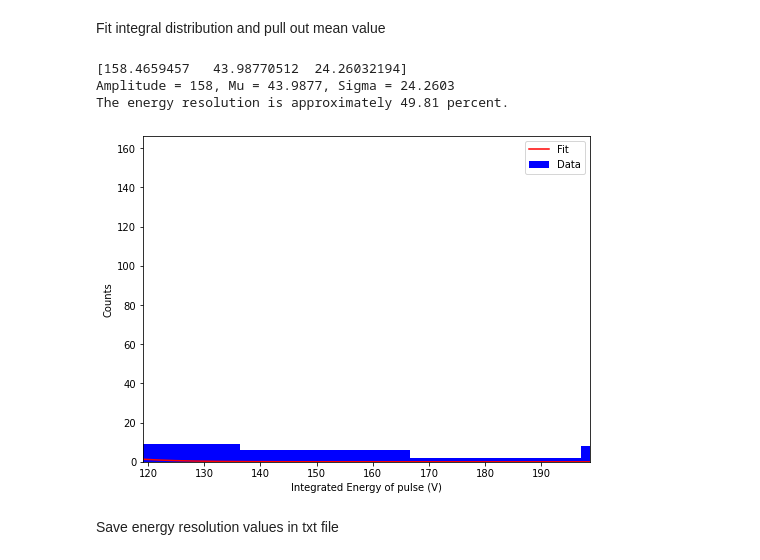
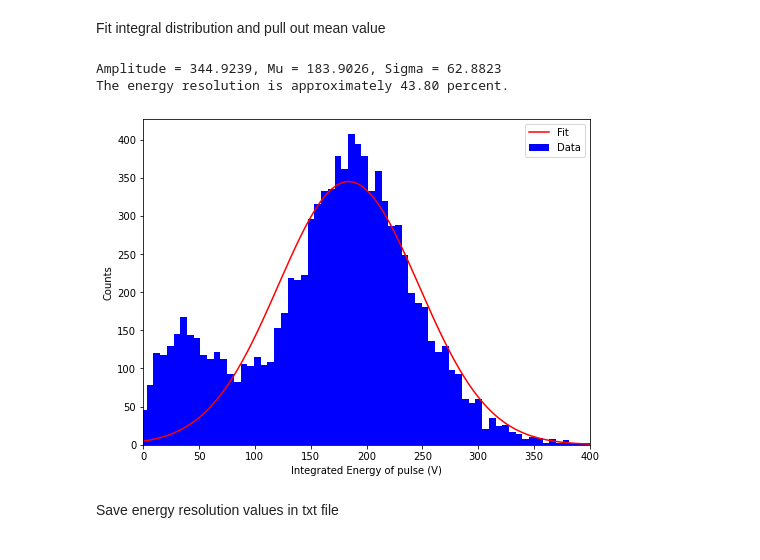
Before and after one commit to AstroPix/analogCollection_scope, a Jupyter notebook: energyResolution.ipynb, the cells around one changed output. Cells and saved outputs as stored; diff of their text form; code cells hidden in the pictures.

Commit message:
correctly define number of traces

```diff
--- a/energyResolution.ipynb
+++ b/energyResolution.ipynb
@@ -20,7 +19,7 @@ dsName='run1'
 # %% [markdown]
 Boolean run options
 # %%
-savePlots=False
+savePlots=True
 # %%
 f = h5py.File(path+outName+'.h5py', 'a')
 # %% [markdown]
@@ -34,7 +33,6 @@ list(f.keys())
 # %%
 plot_array = f[dsName] # insert desired data set name here
 time_axis = np.array(f[dsName+"_t"])
-traces=len(plot_array)
 # %% [markdown]
 ### Plot 10% of all traces to look at the data and perform a common sense check. Also look for a stretch of data that can be used to determine noise.
 # %%
@@ -66,7 +64,7 @@ if savePlots:
 ### Plot a more rigorous histogram and fit the data to find the energy resolution.
 # %%
 #AMANDA - optimize x axis range and bin number (so not hardcoded to 1 and 1000)
-bins = np.linspace(0,1,1000) # Here, the number of bins has been set to 100 and the length of
+bins = np.linspace(0,1,500) # Here, the number of bins has been set to 100 and the length of
 # the x axis has been set to one. This can be adjusted; inspect the matplotlib histogram to
 # see what the binning / x axis should be.
 fit_hist, bins_1 = np.histogram(peaks, bins=bins)
@@ -162,7 +160,7 @@ if savePlots:
 # %% [markdown]
 Fit integral distribution and pull out mean value
 # %%
-bins_integ = np.linspace(0,3000,100) # Here, the number of bins has been set to 100 and the length of
+bins_integ = np.linspace(0,3000,500) # Here, the number of bins has been set to 100 and the length of
 # the x axis has been set to one. This can be adjusted; inspect the matplotlib histogram to
 # see what the binning / x axis should be.
 fit_hist2, bins_integ_1 = np.histogram(integ, bins=bins_integ)
@@ -170,44 +168,44 @@ bins_integ_2 = np.array([bins_integ[i] for i in range(len(bins_integ)-1)])
 # %%
 x = bins_integ_2
 y = fit_hist2
-xspace = np.linspace(0, 3000, 10000) # This creates a smoother plot when plotting the fit
+xspace = np.linspace(0, 3000, 50000) # This creates a smoother plot when plotting the fit
+
 
 #AMANDA - automate initial parameter setting
 # Guesses for p01: [Amplitude, Mu, Sigma]. These guesses must be reasonable.
 mean = sum(integ)/len(integ)
 p01 = [traces/100, mean, traces/10]
 
 #fit the data
 popt, pcov = curve_fit(Gauss, xdata=bins_integ_2, ydata=fit_hist2, p0=p01,maxfev=5000)
 
 plt.figure(figsize = (8, 6))
 # Plot the data
 plt.bar(bins_integ_2, fit_hist2, width=bins_integ[1] - bins_integ[0], color='blue', label=r'Data')
 # Plot the fit
 plt.plot(xspace, Gauss(xspace, *popt), 'r-', label='Fit')
 (Amp_integ, Mu_integ, Sigma_integ) = popt
 # Print the outputs
-print(popt)
-print("Amplitude = %d, Mu = %0.4f, Sigma = %0.4f" %(Amp_integ, Mu_integ, Sigma_integ))
+print("Amplitude = %0.4f, Mu = %0.4f, Sigma = %0.4f" %(Amp_integ, Mu_integ, Sigma_integ))
 
-plt.xlim([0.75*mean,mean*1.25])
+#plt.xlim([0.75*mean,mean*1.25])
+plt.xlim([0.,400.])
 energy_res_integ = (2.355*Sigma*100)/Mu # Calculates energy resolution, 2.355 converts sigma to FWHM
 print("The energy resolution is approximately %0.2f percent." %(abs(energy_res_integ)))
 
 plt.legend()
 plt.xlabel('Integrated Energy of pulse (V)')
 plt.ylabel('Counts')
 
 if savePlots:
     energy_res_str = str(abs(round(energy_res_integ,2)))
     plt.savefig(path+outName+'_'+dsName+'_'+energy_res_str+'enRes_integ.png')
 
 plt.show()
 # %% [output]
-[158.4659457   43.98770512  24.26032194]
-Amplitude = 158, Mu = 43.9877, Sigma = 24.2603
-The energy resolution is approximately 49.81 percent.
+Amplitude = 344.9239, Mu = 183.9026, Sigma = 62.8823
+The energy resolution is approximately 43.80 percent.
-[figure, old version]
+[figure, new version]
 # %% [markdown]
 Save energy resolution values in txt file
 # %%
```
Also changed, not shown: parts of 8 cells of this notebook.
